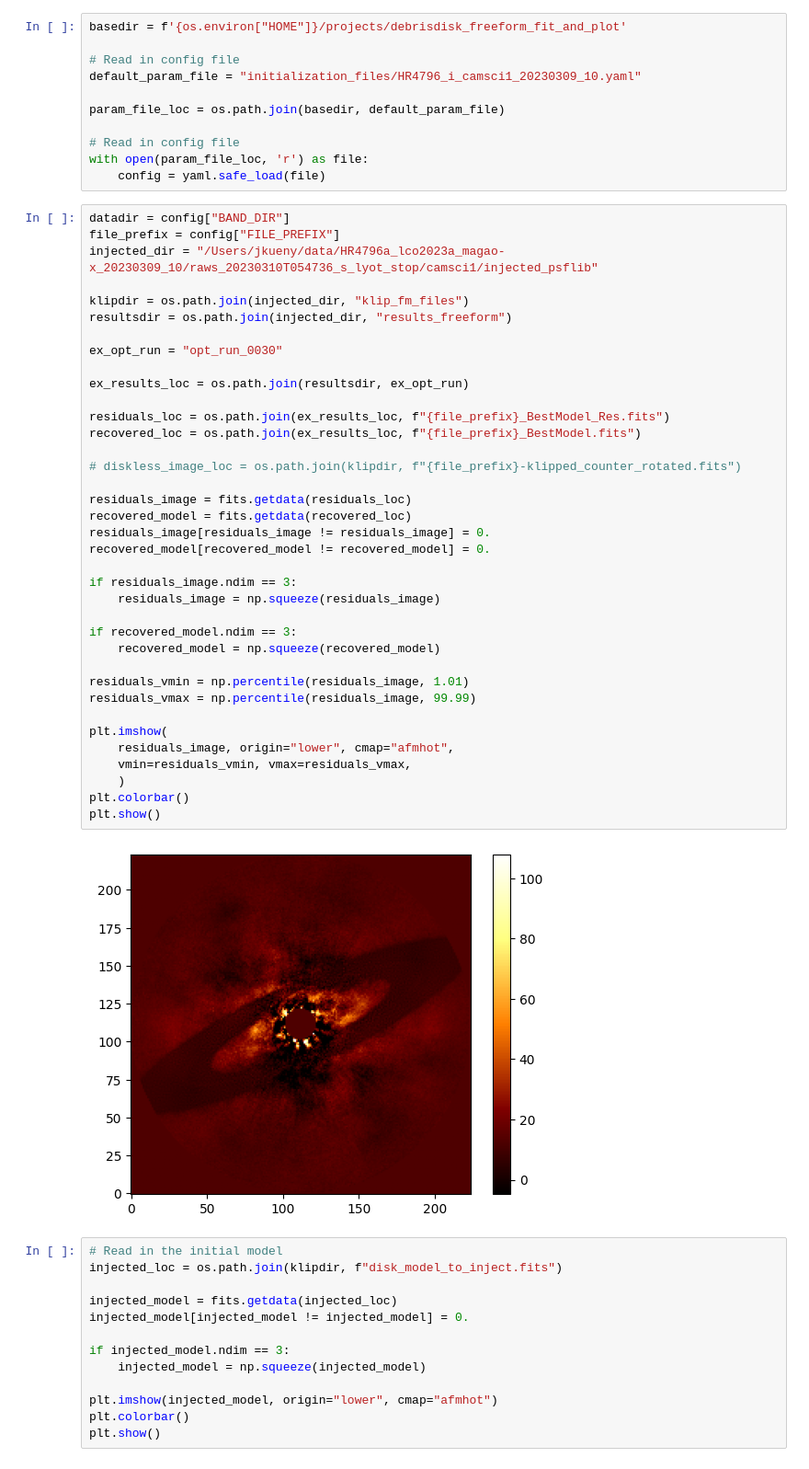
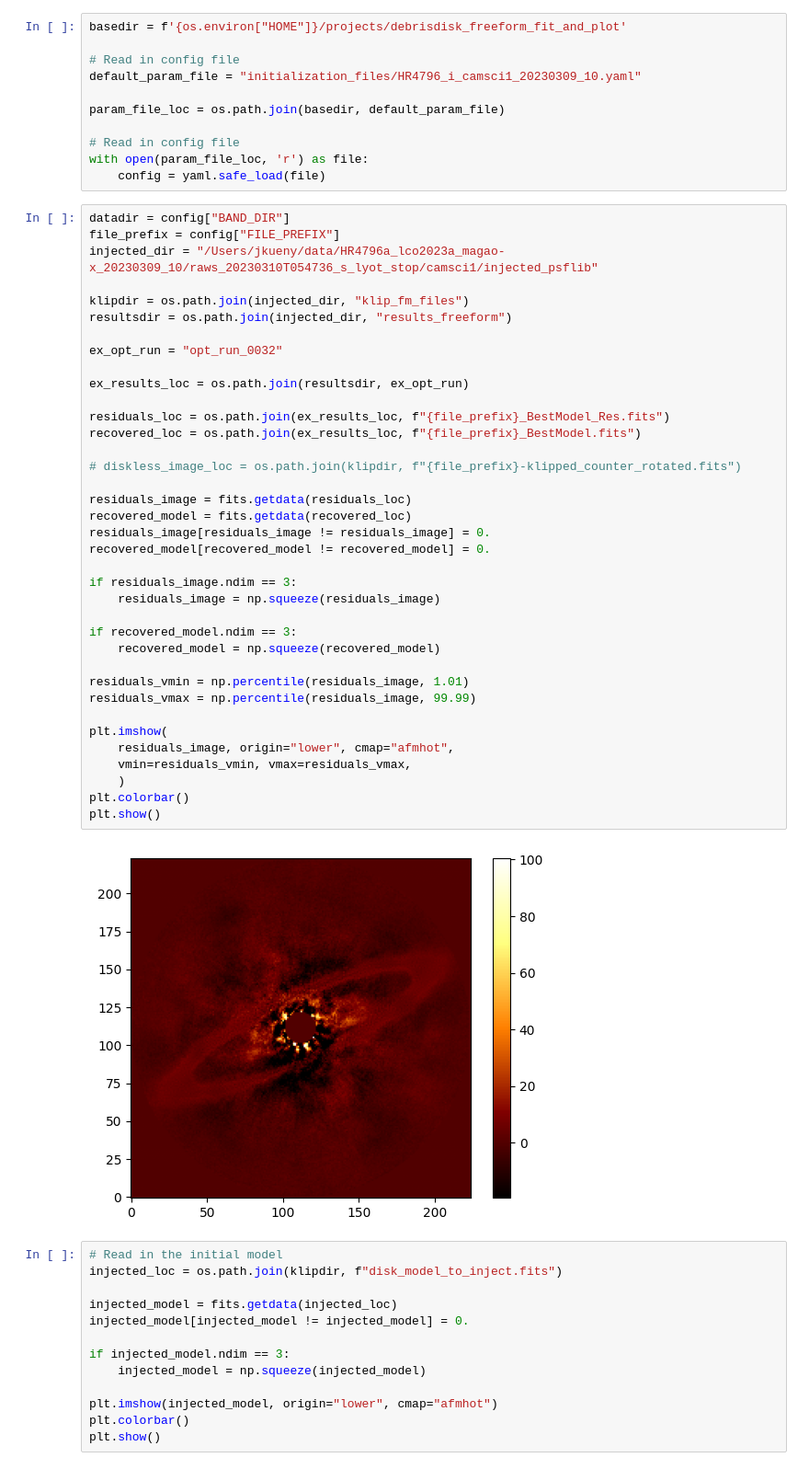
Before and after one commit to jkueny/debrisdisk_freeform_fit_and_plot, a Jupyter notebook: notebooks/analyze_recovered_injections.ipynb, the cells around one changed output. Shown at 92% size. Cells and saved outputs as stored; diff of their text form.

```diff
--- a/notebooks/analyze_recovered_injections.ipynb
+++ b/notebooks/analyze_recovered_injections.ipynb
@@ -23,37 +23,37 @@ injected_dir = "/Users/jkueny/data/HR4796a_lco2023a_magao-x_20230309_10/raws_202
 klipdir = os.path.join(injected_dir, "klip_fm_files")
 resultsdir = os.path.join(injected_dir, "results_freeform")
 
-ex_opt_run = "opt_run_0030"
+ex_opt_run = "opt_run_0032"
 
 ex_results_loc = os.path.join(resultsdir, ex_opt_run)
 
 residuals_loc = os.path.join(ex_results_loc, f"{file_prefix}_BestModel_Res.fits")
 recovered_loc = os.path.join(ex_results_loc, f"{file_prefix}_BestModel.fits")
 
 # diskless_image_loc = os.path.join(klipdir, f"{file_prefix}-klipped_counter_rotated.fits")
 
 residuals_image = fits.getdata(residuals_loc)
 recovered_model = fits.getdata(recovered_loc)
 residuals_image[residuals_image != residuals_image] = 0.
 recovered_model[recovered_model != recovered_model] = 0.
 
 if residuals_image.ndim == 3:
     residuals_image = np.squeeze(residuals_image)
 
 if recovered_model.ndim == 3:
     recovered_model = np.squeeze(recovered_model)
 
 residuals_vmin = np.percentile(residuals_image, 1.01)
 residuals_vmax = np.percentile(residuals_image, 99.99)
 
 plt.imshow(
     residuals_image, origin="lower", cmap="afmhot",
     vmin=residuals_vmin, vmax=residuals_vmax,
     )
 plt.colorbar()
 plt.show()
 # %% [output]
-[figure, old version]
+[figure, new version]
 # %%
 # Read in the initial model
 injected_loc = os.path.join(klipdir, f"disk_model_to_inject.fits")
```
Also changed, not shown: parts of 1 cell of this notebook, 2 other files.
